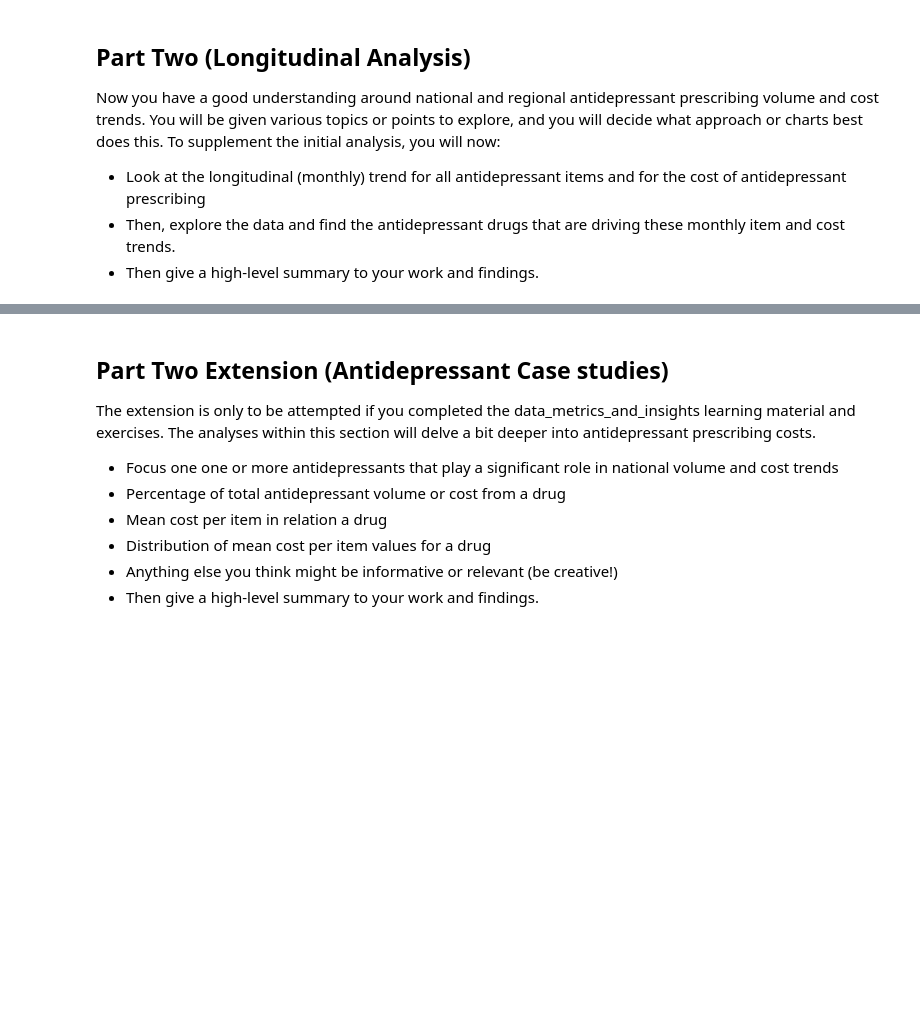
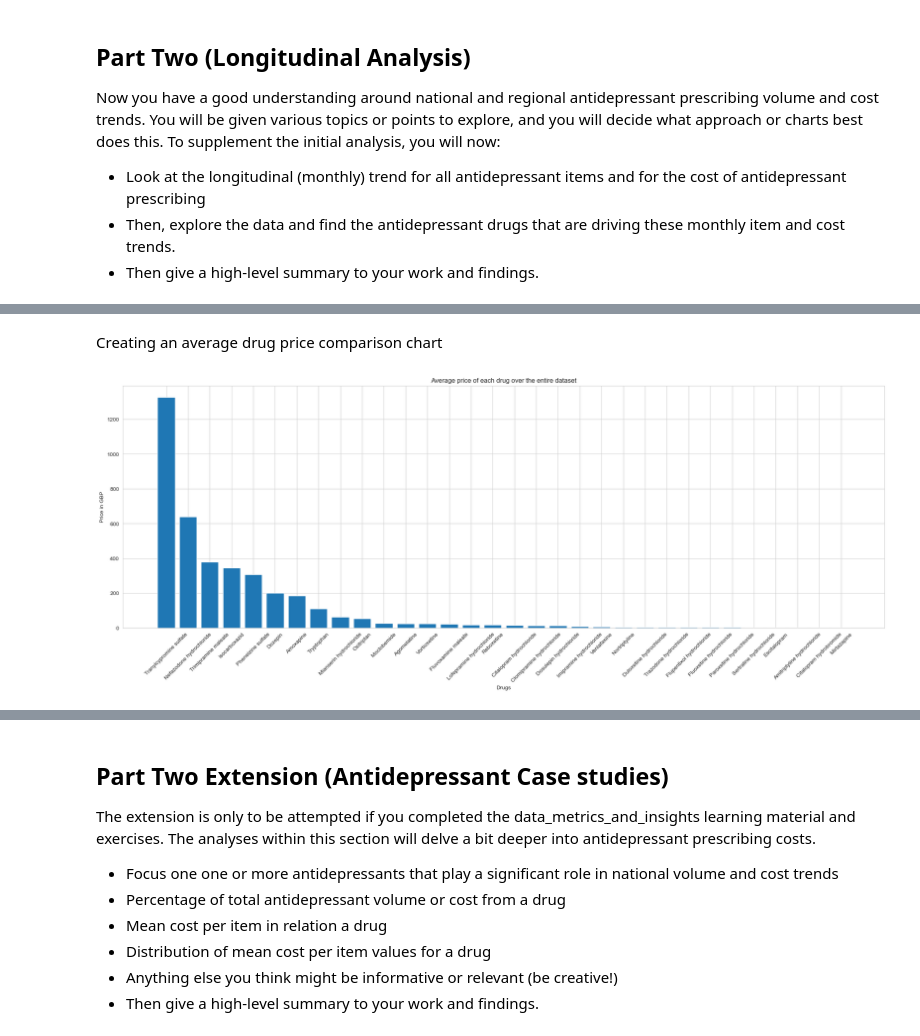
Before and after one commit to anshuman1823/nfs_online_challenge, a Jupyter notebook: Digdata_NHS_python_path.ipynb, the cells around one changed output, grey strips where cells are left out. Saved outputs shown, nothing was run; the diff lists cells and outputs as text; code cells hidden in the pictures; blank space fills up the shorter version.

```diff
--- a/Digdata_NHS_python_path.ipynb
+++ b/Digdata_NHS_python_path.ipynb
@@ -887,0 +964,19 @@ To supplement the initial analysis, you will now:
+# %% [markdown]
+Creating an average drug price comparison chart
+# %%
+drug_avg_price = []
+for drug in drugs:
+    total_cost = df_cost_monthwise[drug].sum()
+    total_items = df_items_monthwise[drug].sum()
+    drug_avg_price.append((drug, total_cost/total_items))
+
+drug_avg_price = sorted(drug_avg_price, key = lambda x: x[1], reverse=True)
+plt.figure(figsize = (25,8))
+plt.bar(np.arange(len(drugs)), [x[1] for x in drug_avg_price])
+plt.xticks(np.arange(len(drugs)), [x[0] for x in drug_avg_price], rotation = 45)
+plt.xlabel("Drugs")
+plt.ylabel("Price in GBP")
+plt.title("Average price of each drug over the entire dataset")
+plt.show()
+# %% [output]
+[figure, added]
```
Also changed, not shown: parts of 35 cells of this notebook.
